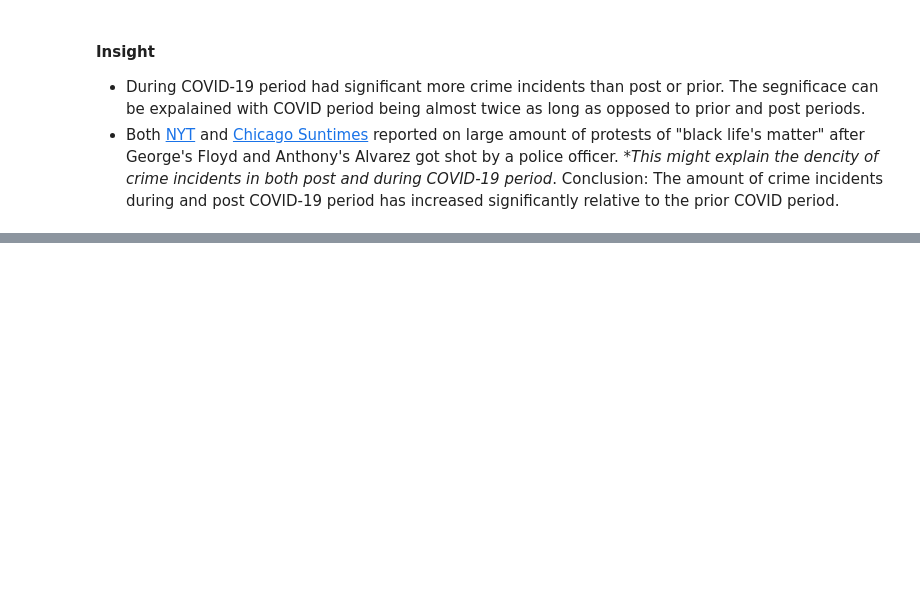
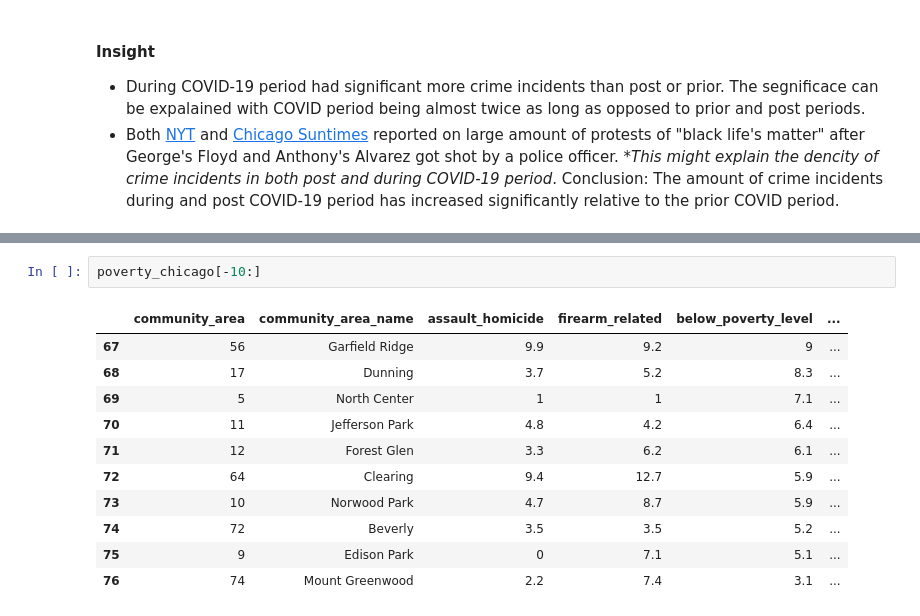
Before and after one commit to Kokolipa/crime_analysis, a Jupyter notebook: holiday_seasons/Analysis_Question3.ipynb, the cells around one changed output, grey strips where cells are left out. Drawn from its saved outputs; the diff is of its cells as text; blank space fills up the shorter version.

```diff
--- a/holiday_seasons/Analysis_Question3.ipynb
+++ b/holiday_seasons/Analysis_Question3.ipynb
@@ -372,0 +416,14 @@ Talk about the fact that some period didn't feature some Wards  + Talk about the
+# %%
+poverty_chicago[-10:]
+# %% [output]
+|  | community_area | community_area_name | assault_homicide | firearm_related | below_poverty_level | ... |
+| 67 | 56 | Garfield Ridge | 9.9 | 9.2 | 9 | ... |
+| 68 | 17 | Dunning | 3.7 | 5.2 | 8.3 | ... |
+| 69 | 5 | North Center | 1 | 1 | 7.1 | ... |
+| 70 | 11 | Jefferson Park | 4.8 | 4.2 | 6.4 | ... |
+| 71 | 12 | Forest Glen | 3.3 | 6.2 | 6.1 | ... |
+| 72 | 64 | Clearing | 9.4 | 12.7 | 5.9 | ... |
+| 73 | 10 | Norwood Park | 4.7 | 8.7 | 5.9 | ... |
+| 74 | 72 | Beverly | 3.5 | 3.5 | 5.2 | ... |
+| 75 | 9 | Edison Park | 0 | 7.1 | 5.1 | ... |
+| 76 | 74 | Mount Greenwood | 2.2 | 7.4 | 3.1 | ... |
```
Also changed, not shown: parts of 12 cells of this notebook, 4 other files.
